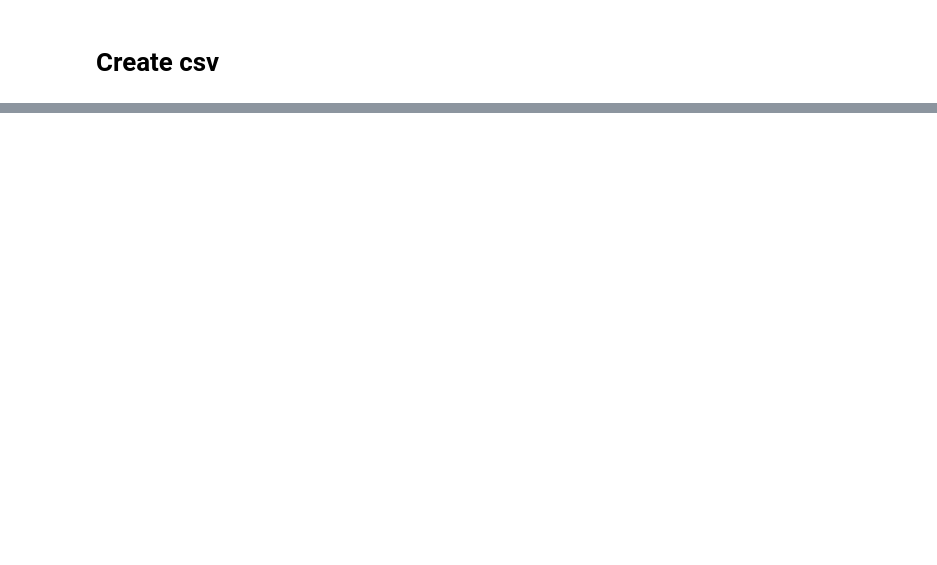
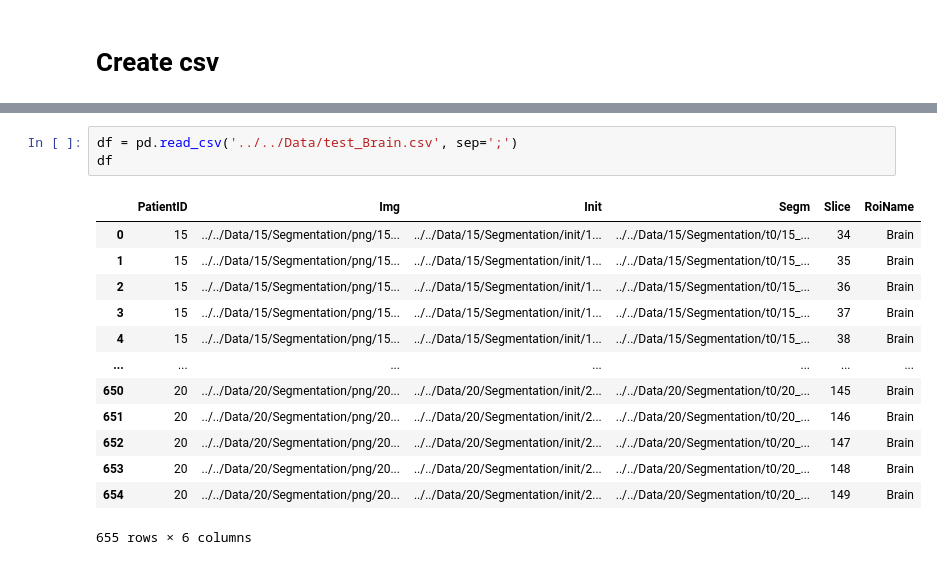
Before and after one commit to CarolineMagg/KidsBrainProject, a Jupyter notebook: data_processing/segmentation.ipynb, the cells around one changed output, grey strips where cells are left out. Cells and saved outputs as stored; diff of their text form; blank space fills up the shorter version.

```diff
--- a/data_processing/segmentation.ipynb
+++ b/data_processing/segmentation.ipynb
@@ -421,4 +379,21 @@ Thalamus ant L
 Thalamus ant R
 Thalamus left
 Thalamus right
+# %%
+df = pd.read_csv('../../Data/test_Brain.csv', sep=';')
+df
+# %% [output]
+|  | PatientID | Img | Init | Segm | Slice | RoiName |
+| 0 | 15 | ../../Data/15/Segmentation/png/15... | ../../Data/15/Segmentation/init/1... | ../../Data/15/Segmentation/t0/15_... | 34 | Brain |
+| 1 | 15 | ../../Data/15/Segmentation/png/15... | ../../Data/15/Segmentation/init/1... | ../../Data/15/Segmentation/t0/15_... | 35 | Brain |
+| 2 | 15 | ../../Data/15/Segmentation/png/15... | ../../Data/15/Segmentation/init/1... | ../../Data/15/Segmentation/t0/15_... | 36 | Brain |
+| 3 | 15 | ../../Data/15/Segmentation/png/15... | ../../Data/15/Segmentation/init/1... | ../../Data/15/Segmentation/t0/15_... | 37 | Brain |
+| 4 | 15 | ../../Data/15/Segmentation/png/15... | ../../Data/15/Segmentation/init/1... | ../../Data/15/Segmentation/t0/15_... | 38 | Brain |
+| ... | ... | ... | ... | ... | ... | ... |
+| 650 | 20 | ../../Data/20/Segmentation/png/20... | ../../Data/20/Segmentation/init/2... | ../../Data/20/Segmentation/t0/20_... | 145 | Brain |
+| 651 | 20 | ../../Data/20/Segmentation/png/20... | ../../Data/20/Segmentation/init/2... | ../../Data/20/Segmentation/t0/20_... | 146 | Brain |
+| 652 | 20 | ../../Data/20/Segmentation/png/20... | ../../Data/20/Segmentation/init/2... | ../../Data/20/Segmentation/t0/20_... | 147 | Brain |
+| 653 | 20 | ../../Data/20/Segmentation/png/20... | ../../Data/20/Segmentation/init/2... | ../../Data/20/Segmentation/t0/20_... | 148 | Brain |
+| 654 | 20 | ../../Data/20/Segmentation/png/20... | ../../Data/20/Segmentation/init/2... | ../../Data/20/Segmentation/t0/20_... | 149 | Brain |
+655 rows × 6 columns
 # %%
```
Also changed, not shown: parts of 7 cells of this notebook, 2 other files.
